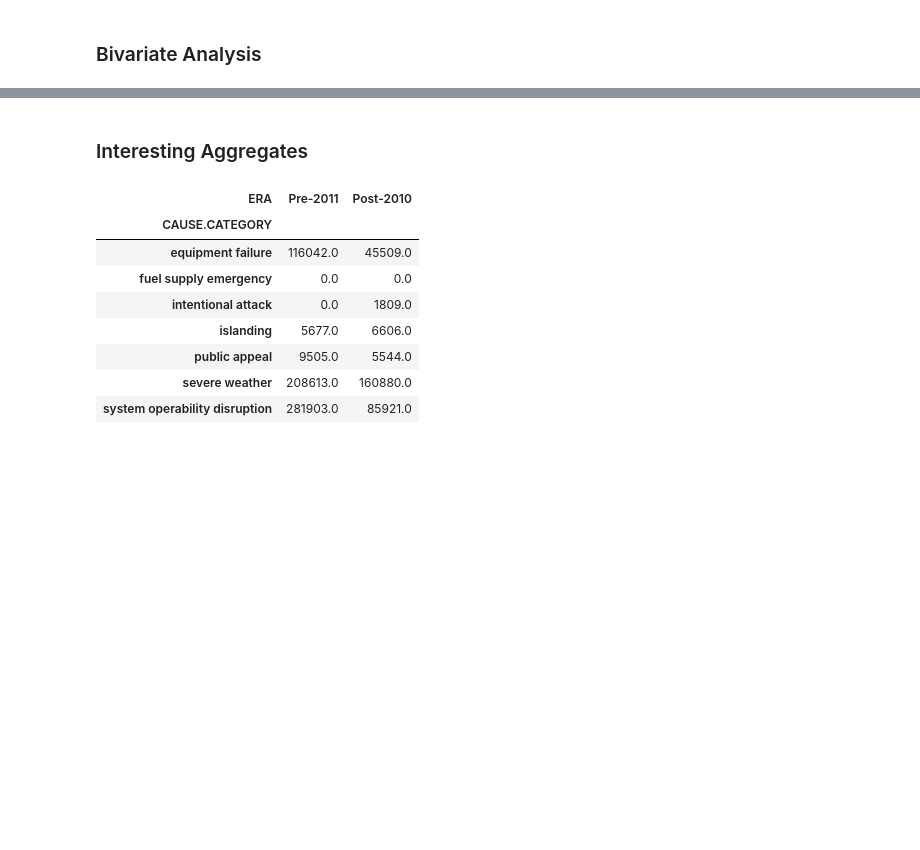
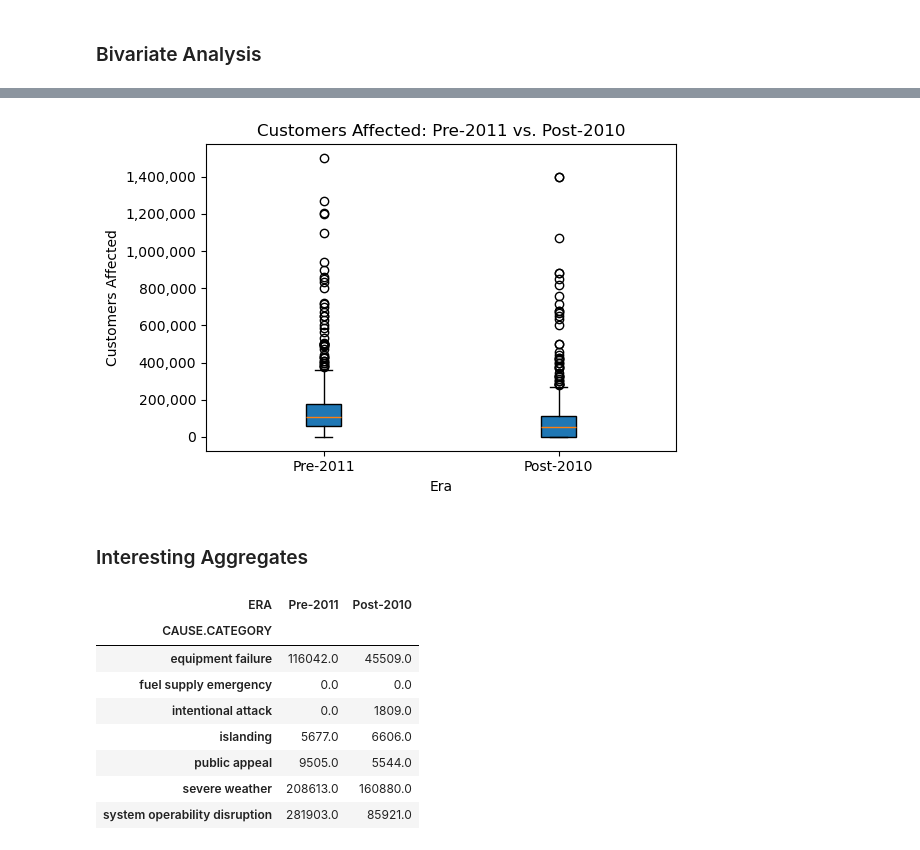
Before and after one commit to hannahtrn/power-outages-analysis, a Jupyter notebook: template.ipynb, the cells around one changed output, grey strips where cells are left out. Saved outputs shown, nothing was run; the diff lists cells and outputs as text; code cells hidden in the pictures; blank space fills up the shorter version.

```diff
--- a/template.ipynb
+++ b/template.ipynb
@@ -191,3 +188,21 @@ px.box(
+# %%
+# Customers affected: Pre-2011 vs Post-2010 — box plot
+eras = ['Pre-2011', 'Post-2010']
+data_by_era = [
+    outages.loc[(outages['ERA'] == era) & (outages['CUSTOMERS.AFFECTED'] <= cust_cap), 'CUSTOMERS.AFFECTED'].dropna()
+    for era in eras
+]
+
+fig, ax = plt.subplots(figsize=(6, 4))
+ax.boxplot(data_by_era, labels=eras, patch_artist=True)
+ax.set_title('Customers Affected: Pre-2011 vs. Post-2010')
+ax.set_xlabel('Era')
+ax.set_ylabel('Customers Affected')
+ax.yaxis.set_major_formatter(mticker.FuncFormatter(lambda x, _: f'{x:,.0f}'))
+plt.tight_layout()
+plt.show()
+# %% [output]
+[figure, added]
 # %% [markdown]
 ### Interesting Aggregates
 # %%
```
Also changed, not shown: parts of 19 cells of this notebook.
